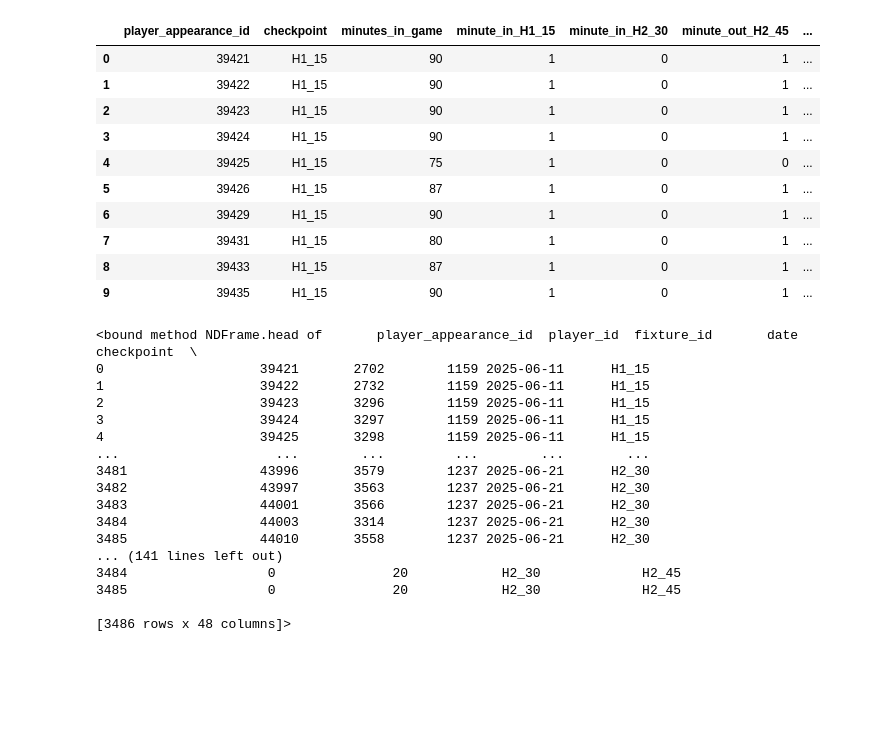
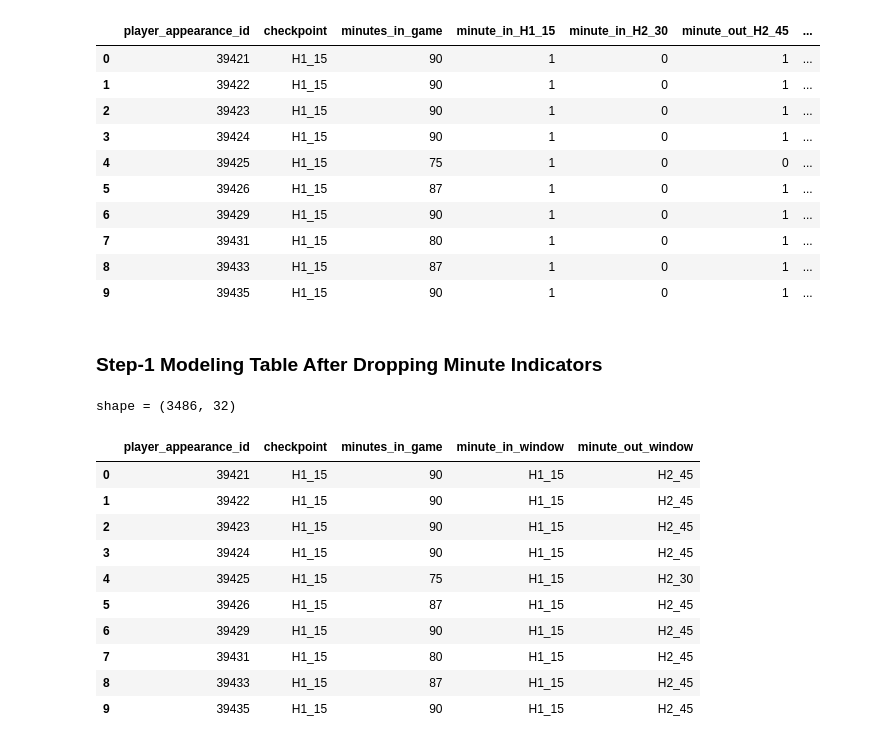
Before and after one commit to janwolyniak/WEC_26, a Jupyter notebook: notebooks/data_cleaning_feature_selection_general.ipynb, the cells around one changed output. Cells and saved outputs as stored; diff of their text form; code cells hidden in the pictures; blank space fills up the shorter version.

```diff
--- a/notebooks/data_cleaning_feature_selection_general.ipynb
+++ b/notebooks/data_cleaning_feature_selection_general.ipynb
@@ -549,23 +549,43 @@ shape = (3486, 48)
 | 7 | 39431 | H1_15 | 80 | 1 | 0 | 1 | ... |
 | 8 | 39433 | H1_15 | 87 | 1 | 0 | 1 | ... |
 | 9 | 39435 | H1_15 | 90 | 1 | 0 | 1 | ... |
-# %%
-clean_df.head
-# %% [output]
-<bound method NDFrame.head of       player_appearance_id  player_id  fixture_id       date checkpoint  \
-0                    39421       2702        1159 2025-06-11      H1_15
-1                    39422       2732        1159 2025-06-11      H1_15
-2                    39423       3296        1159 2025-06-11      H1_15
-3                    39424       3297        1159 2025-06-11      H1_15
-4                    39425       3298        1159 2025-06-11      H1_15
-...                    ...        ...         ...        ...        ...
-3481                 43996       3579        1237 2025-06-21      H2_30
-3482                 43997       3563        1237 2025-06-21      H2_30
-3483                 44001       3566        1237 2025-06-21      H2_30
-3484                 44003       3314        1237 2025-06-21      H2_30
-3485                 44010       3558        1237 2025-06-21      H2_30
-... (141 lines left out)
-3484                  0               20            H2_30             H2_45
-3485                  0               20            H2_30             H2_45
-
-[3486 rows x 48 columns]>
+# %%
+minute_indicator_columns_to_drop = [
+    "minute_in_H1_15",
+    "minute_in_H1_30",
+    "minute_in_H1_45",
+    "minute_in_H2_15",
+    "minute_in_H2_30",
+    "minute_in_H2_45",
+    "minute_in_ET1_15",
+    "minute_in_ET2_15",
+    "minute_out_H1_15",
+    "minute_out_H1_30",
+    "minute_out_H1_45",
+    "minute_out_H2_15",
+    "minute_out_H2_30",
+    "minute_out_H2_45",
+    "minute_out_ET1_15",
+    "minute_out_ET2_15",
+]
+
+clean_df = clean_df.drop(columns=minute_indicator_columns_to_drop)
+tables["players_quarters_final_step1.csv"] = clean_df
+
+display(Markdown("### Step-1 Modeling Table After Dropping Minute Indicators"))
+print(f"shape = {clean_df.shape}")
+display(clean_df[["player_appearance_id", "checkpoint", "minutes_in_game", "minute_in_window", "minute_out_window"]].head(10))
+# %% [output]
+### Step-1 Modeling Table After Dropping Minute Indicators
+shape = (3486, 32)
+|  | player_appearance_id | checkpoint | minutes_in_game | minute_in_window | minute_out_window |
+| 0 | 39421 | H1_15 | 90 | H1_15 | H2_45 |
+| 1 | 39422 | H1_15 | 90 | H1_15 | H2_45 |
+| 2 | 39423 | H1_15 | 90 | H1_15 | H2_45 |
+| 3 | 39424 | H1_15 | 90 | H1_15 | H2_45 |
+| 4 | 39425 | H1_15 | 75 | H1_15 | H2_30 |
+| 5 | 39426 | H1_15 | 87 | H1_15 | H2_45 |
+| 6 | 39429 | H1_15 | 90 | H1_15 | H2_45 |
+| 7 | 39431 | H1_15 | 80 | H1_15 | H2_45 |
+| 8 | 39433 | H1_15 | 87 | H1_15 | H2_45 |
+| 9 | 39435 | H1_15 | 90 | H1_15 | H2_45 |
```
Also changed, not shown: parts of 3 cells of this notebook, 2 other files.
